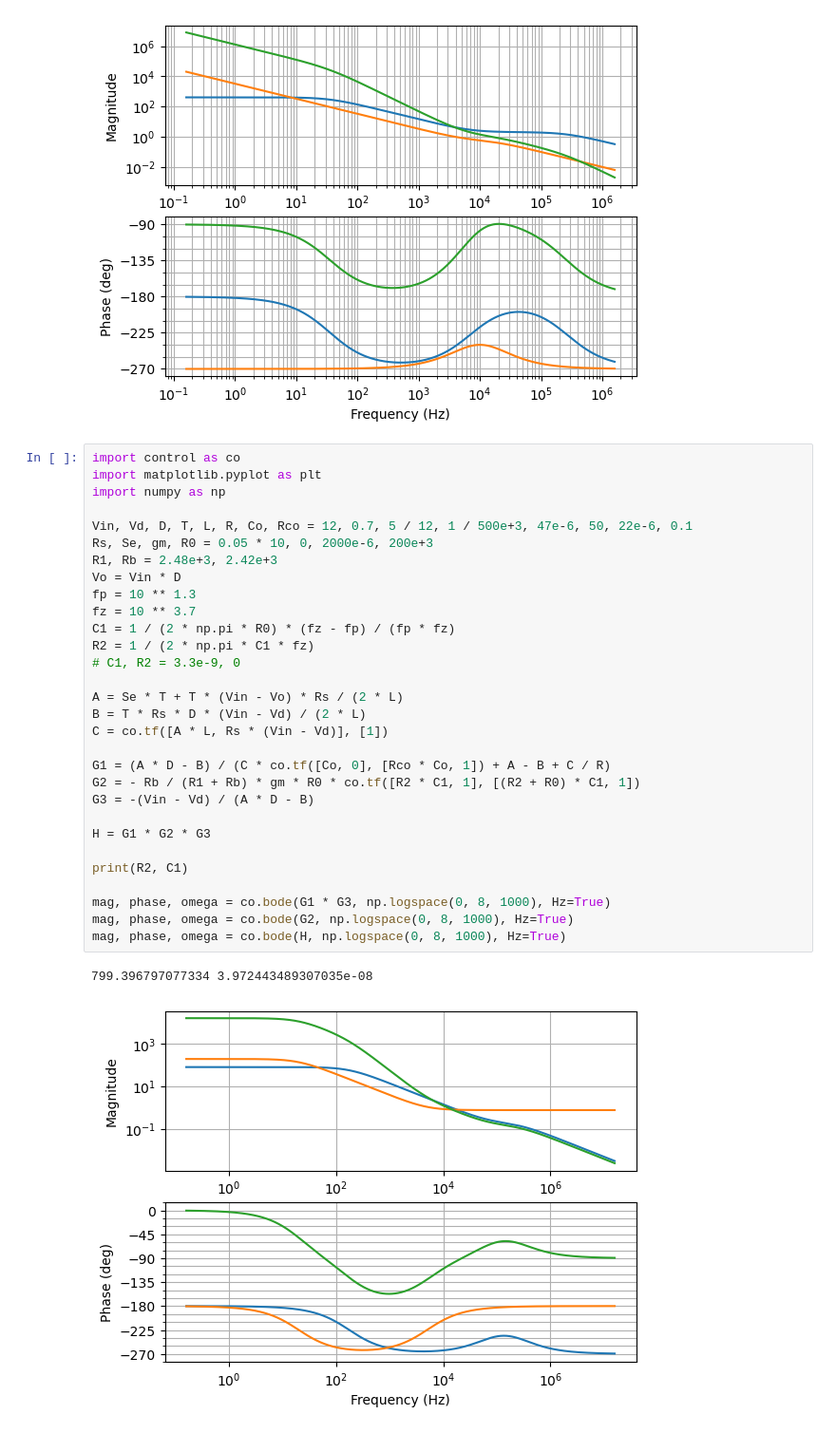
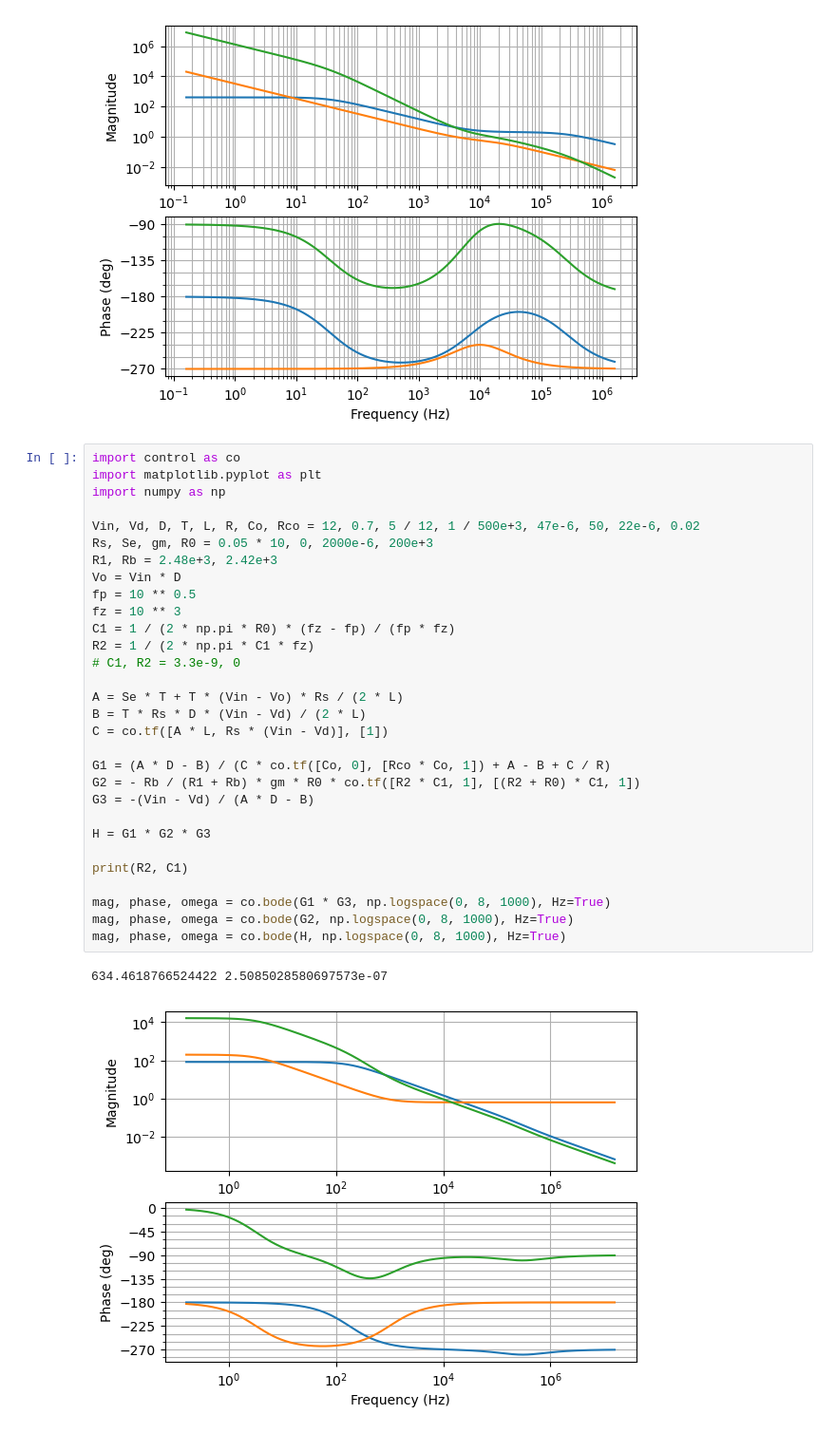
Before and after one commit to akswnd98/voltage-converter-design, a Jupyter notebook: lt1376.ipynb, the cells around one changed output. Shown at 95% size. Saved outputs shown, nothing was run; the diff lists cells and outputs as text.

```diff
--- a/lt1376.ipynb
+++ b/lt1376.ipynb
@@ -41,33 +41,33 @@ mag, phase, omega = co.bode(H, np.logspace(0, 7, 1000), Hz=True)
 # %%
 import control as co
 import matplotlib.pyplot as plt
 import numpy as np
 
-Vin, Vd, D, T, L, R, Co, Rco = 12, 0.7, 5 / 12, 1 / 500e+3, 47e-6, 50, 22e-6, 0.1
+Vin, Vd, D, T, L, R, Co, Rco = 12, 0.7, 5 / 12, 1 / 500e+3, 47e-6, 50, 22e-6, 0.02
 Rs, Se, gm, R0 = 0.05 * 10, 0, 2000e-6, 200e+3
 R1, Rb = 2.48e+3, 2.42e+3
 Vo = Vin * D
-fp = 10 ** 1.3
-fz = 10 ** 3.7
+fp = 10 ** 0.5
+fz = 10 ** 3
 C1 = 1 / (2 * np.pi * R0) * (fz - fp) / (fp * fz)
 R2 = 1 / (2 * np.pi * C1 * fz)
 # C1, R2 = 3.3e-9, 0
 
 A = Se * T + T * (Vin - Vo) * Rs / (2 * L)
 B = T * Rs * D * (Vin - Vd) / (2 * L)
 C = co.tf([A * L, Rs * (Vin - Vd)], [1])
 
 G1 = (A * D - B) / (C * co.tf([Co, 0], [Rco * Co, 1]) + A - B + C / R)
 G2 = - Rb / (R1 + Rb) * gm * R0 * co.tf([R2 * C1, 1], [(R2 + R0) * C1, 1])
 G3 = -(Vin - Vd) / (A * D - B)
 
 H = G1 * G2 * G3
 
 print(R2, C1)
 
 mag, phase, omega = co.bode(G1 * G3, np.logspace(0, 8, 1000), Hz=True)
 mag, phase, omega = co.bode(G2, np.logspace(0, 8, 1000), Hz=True)
 mag, phase, omega = co.bode(H, np.logspace(0, 8, 1000), Hz=True)
 # %% [output]
-799.396797077334 3.972443489307035e-08
+634.4618766524422 2.5085028580697573e-07
-[figure, old version]
+[figure, new version]
```
